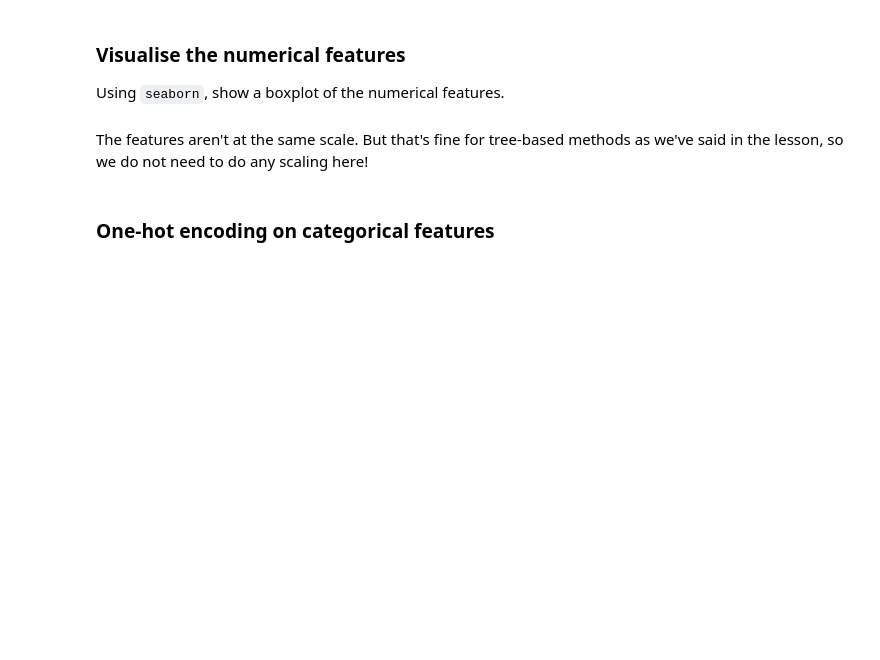
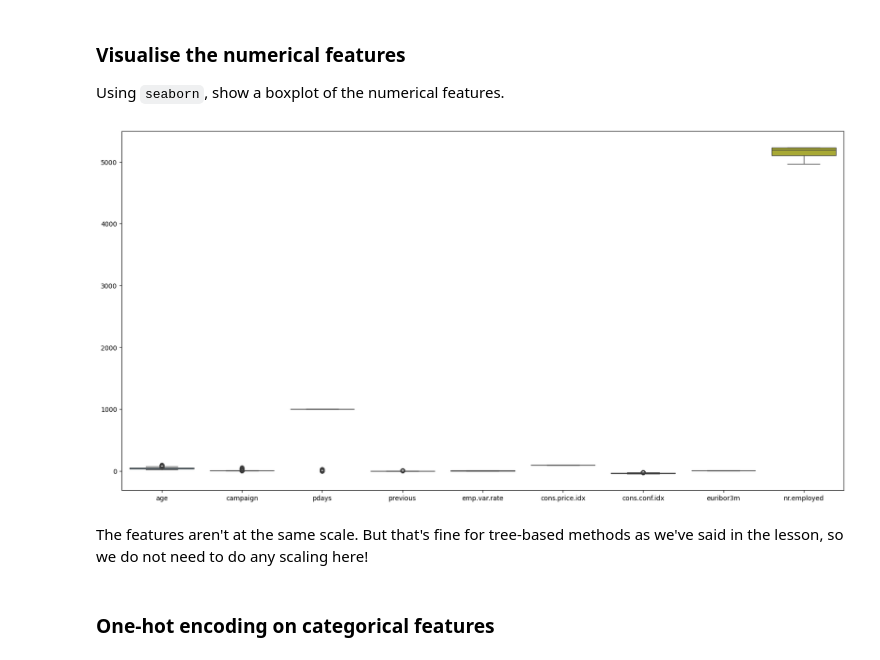
Before and after one commit to raj075/ML-Learning-Hub, a Jupyter notebook: Supervised classification/decision-trees--practical/practicals/decision-tree-practical.ipynb, the cells around one changed output. Drawn from its saved outputs; the diff is of its cells as text; code cells hidden in the pictures; blank space fills up the shorter version.

```diff
--- a/Supervised classification/decision-trees--practical/practicals/decision-tree-practical.ipynb
+++ b/Supervised classification/decision-trees--practical/practicals/decision-tree-practical.ipynb
@@ -20,0 +19,4 @@ Save the DataFrame as `df`.
+# %%
+# Your code here...
+data=pd.read_csv("data/bank-marketing.csv",sep=";")
+data.head()
@@ -25,3 +35,8 @@ Now split the data into the feature matrix `X` (all features except `y`) and the
 # %%
 # Get X, y
 # Your code here...
+X=data.drop(columns=["y"])
+y=(data['y']=='yes').astype(int)
+
+
+print(X.shape, y.shape)
@@ -56,6 +73,7 @@ Note the comment about the `duration` feature. We will exclude it from our analy
 Drop `duration` from `X`:
 # %%
 # Your code here...
+X=X.drop(columns=['duration'])
 # %% [markdown]
 Now we can check the types of all our features. We see that some seem to be categorical whilst others are numerical. We will keep two lists, one for each type, so we can preprocess them differently.
 # %%
@@ -76,3 +113,15 @@ Using `seaborn`, show a boxplot of the numerical features.
+# %%
+# Your code here...
+# sns.boxplot(data=X[num_features])
+# plt.xticks(rotation=45)
+# plt.show()
+
+# Your code here...
+plt.figure(figsize=(20, 10))
+sns.boxplot(data=X[num_features])
+plt.show()
+# %% [output]
+[figure, added]
 # %% [markdown]
 The features aren't at the same scale. But that's fine for tree-based methods as we've said in the lesson, so we do not need to do any scaling here!
 # %% [markdown]
```
Also changed, not shown: parts of 43 cells of this notebook, 1 other file.
